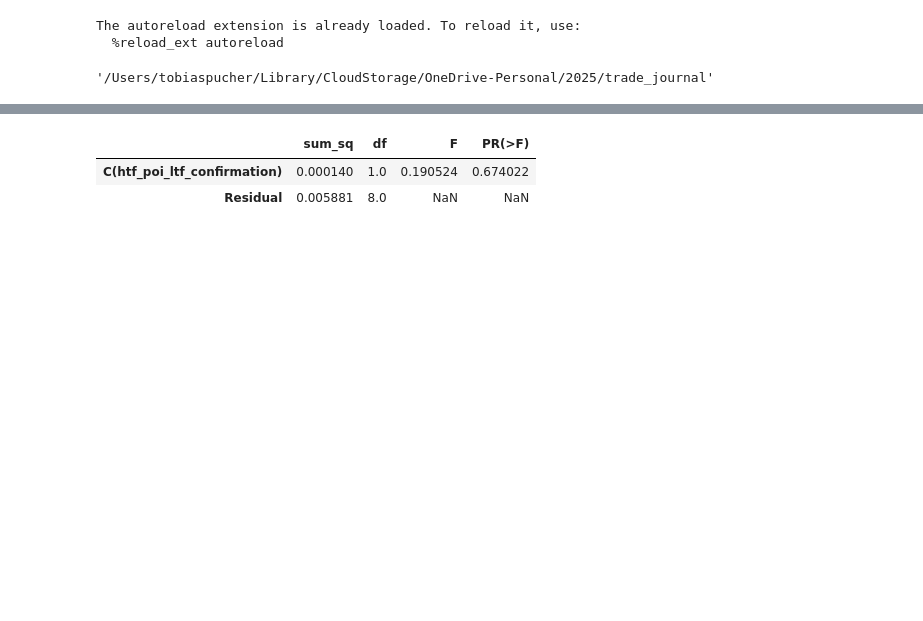
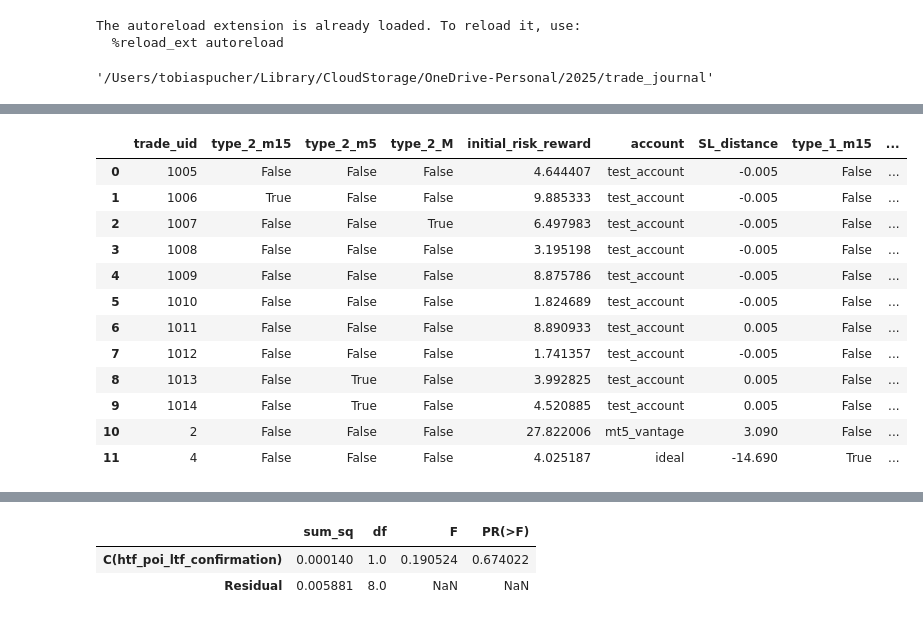
Before and after one commit to put101/trade_journal, a Jupyter notebook: analysis.ipynb, the cells around one changed output, grey strips where cells are left out. Cells and saved outputs as stored; diff of their text form; code cells hidden in the pictures; blank space fills up the shorter version.

```diff
--- a/analysis.ipynb
+++ b/analysis.ipynb
@@ -55,3 +57,19 @@ display(full_df)
+# %%
+j.to_dataframe()
+# %% [output]
+|  | trade_uid | type_2_m15 | type_2_m5 | type_2_M | initial_risk_reward | account | SL_distance | type_1_m15 | ... |
+| 0 | 1005 | False | False | False | 4.644407 | test_account | -0.005 | False | ... |
+| 1 | 1006 | True | False | False | 9.885333 | test_account | -0.005 | False | ... |
+| 2 | 1007 | False | False | True | 6.497983 | test_account | -0.005 | False | ... |
+| 3 | 1008 | False | False | False | 3.195198 | test_account | -0.005 | False | ... |
+| 4 | 1009 | False | False | False | 8.875786 | test_account | -0.005 | False | ... |
+| 5 | 1010 | False | False | False | 1.824689 | test_account | -0.005 | False | ... |
+| 6 | 1011 | False | False | False | 8.890933 | test_account | 0.005 | False | ... |
+| 7 | 1012 | False | False | False | 1.741357 | test_account | -0.005 | False | ... |
+| 8 | 1013 | False | True | False | 3.992825 | test_account | 0.005 | False | ... |
+| 9 | 1014 | False | True | False | 4.520885 | test_account | 0.005 | False | ... |
+| 10 | 2 | False | False | False | 27.822006 | mt5_vantage | 3.090 | False | ... |
+| 11 | 4 | False | False | False | 4.025187 | ideal | -14.690 | True | ... |
 # %%
 !rm -rf output
 logger = logging.getLogger()
```
Also changed, not shown: parts of 14 cells of this notebook, 50 other files.
